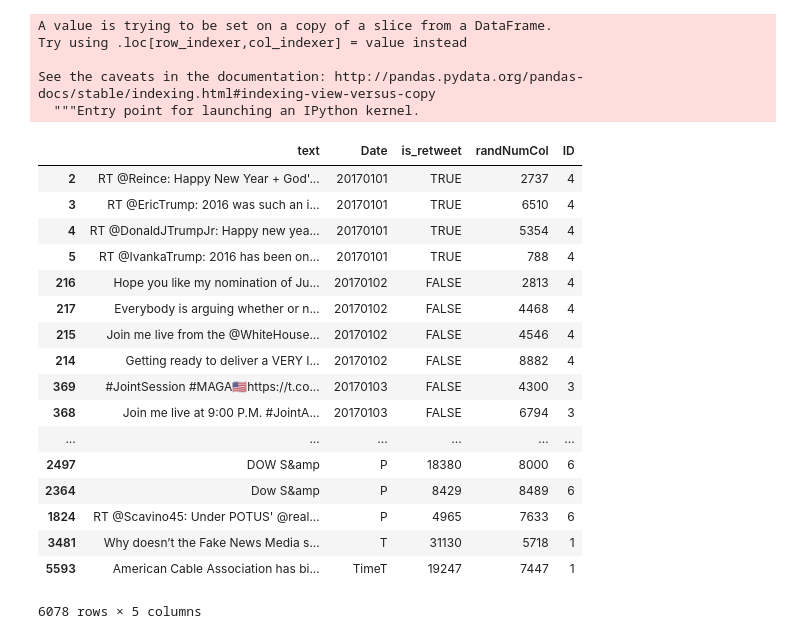
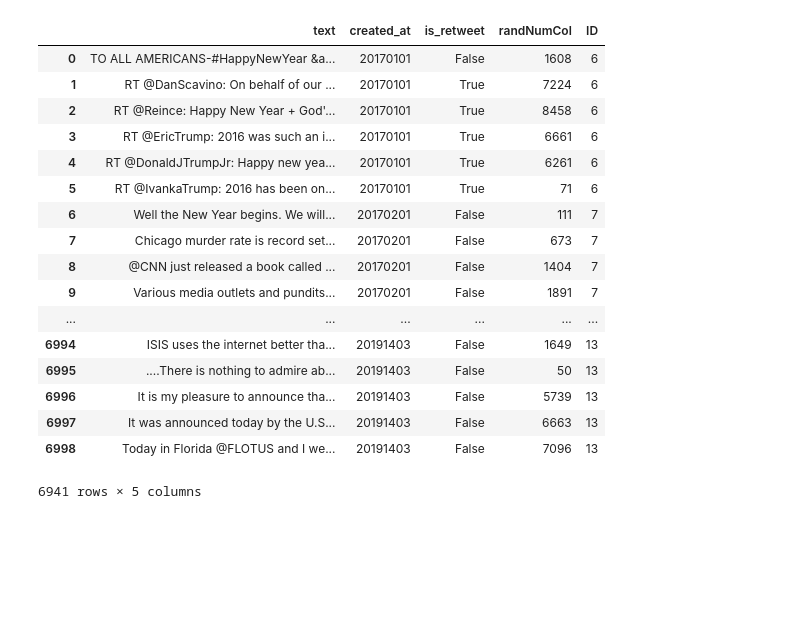
Before and after one commit to redelste/HST-325, a Jupyter notebook: HST35 - Final Project/Fixing Data.ipynb, the cells around one changed output. Drawn from its saved outputs; the diff is of its cells as text; code cells hidden in the pictures; blank space fills up the shorter version.

Commit message:
Cleaned up data, adjusting D3.js visualization

```diff
--- a/HST35 - Final Project/Fixing Data.ipynb
+++ b/HST35 - Final Project/Fixing Data.ipynb
@@ -10,21 +8,21 @@ df1 = df1.drop(['id_str'], axis=1)
 # %%
-df1 = df1[['text','Date','is_retweet']]
+df1 = df1[['text','created_at','is_retweet']]
 # %%
 df1 = df1.dropna(axis=0, how='any')
 # %%
 def fixDate(row):
     try:
-        rmTime = row['Date'].split(' ')[0]
+        rmTime = row['created_at'].split(' ')[0]
         rmDash = rmTime.split('-')
         rmDash.reverse()
         if ''.join(rmDash) == '':
-            row['Date']= None
+            row['created_at']= None
         else:
-            row['Date']= ''.join(rmDash)
+            row['created_at']= ''.join(rmDash)
         return row
 
     except:
-        row['Date'] = None
+        row['created_at'] = None
         return row
 #lambda row goes through every single row
 df1 = df1.apply(lambda row: fixDate(row), axis=1)
@@ -37,4 +32,4 @@ df1['randNumCol'] = np.random.randint(1, 9000, df1.shape[0])
 
 df1Real = df1.dropna(axis=0, how='any')
 # %%
-dateDups = df1Real.pivot_table(index=['Date'], aggfunc='size')
+dateDups = df1Real.pivot_table(index=['created_at'], aggfunc='size')
@@ -41,29 +57,24 @@ dateDups = df1Real.pivot_table(index=['Date'], aggfunc='size')
 # %%
-df1Real['ID'] = df1Real.apply( lambda row: dateDups.loc[row.loc['Date']], axis = 1)
+df1Real['ID'] = df1Real.apply( lambda row: dateDups.loc[row.loc['created_at']], axis = 1)
-# %% [output]
-A value is trying to be set on a copy of a slice from a DataFrame.
-Try using .loc[row_indexer,col_indexer] = value instead
-
-See the caveats in the documentation: http://pandas.pydata.org/pandas-docs/stable/indexing.html#indexing-view-versus-copy
-  """Entry point for launching an IPython kernel.
-# %%
- df1Real.sort_values(by=['Date'])
-# %% [output]
-|  | text | Date | is_retweet | randNumCol | ID |
-| 2 | RT @Reince: Happy New Year + God'... | 20170101 | TRUE | 2737 | 4 |
-| 3 | RT @EricTrump: 2016 was such an i... | 20170101 | TRUE | 6510 | 4 |
-| 4 | RT @DonaldJTrumpJr: Happy new yea... | 20170101 | TRUE | 5354 | 4 |
-| 5 | RT @IvankaTrump: 2016 has been on... | 20170101 | TRUE | 788 | 4 |
-| 216 | Hope you like my nomination of Ju... | 20170102 | FALSE | 2813 | 4 |
-| 217 | Everybody is arguing whether or n... | 20170102 | FALSE | 4468 | 4 |
-| 215 | Join me live from the @WhiteHouse... | 20170102 | FALSE | 4546 | 4 |
-| 214 | Getting ready to deliver a VERY I... | 20170102 | FALSE | 8882 | 4 |
-| 369 | #JointSession #MAGA🇺🇸https://t.co... | 20170103 | FALSE | 4300 | 3 |
-| 368 | Join me live at 9:00 P.M. #JointA... | 20170103 | FALSE | 6794 | 3 |
-| ... | ... | ... | ... | ... | ... |
-| 2497 | DOW S&amp | P | 18380 | 8000 | 6 |
-| 2364 | Dow S&amp | P | 8429 | 8489 | 6 |
-| 1824 | RT @Scavino45: Under POTUS' @real... | P | 4965 | 7633 | 6 |
-| 3481 | Why doesn’t the Fake News Media s... | T | 31130 | 5718 | 1 |
-| 5593 | American Cable Association has bi... | TimeT | 19247 | 7447 | 1 |
-6078 rows × 5 columns
+# %%
+# remove all non-integers in "created_at" column
+df1Real.apply(lambda row: row if row['created_at'].isdigit() else None, axis = 1 )
+# %% [output]
+|  | text | created_at | is_retweet | randNumCol | ID |
+| 0 | TO ALL AMERICANS-#HappyNewYear &a... | 20170101 | False | 1608 | 6 |
+| 1 | RT @DanScavino: On behalf of our ... | 20170101 | True | 7224 | 6 |
+| 2 | RT @Reince: Happy New Year + God'... | 20170101 | True | 8458 | 6 |
+| 3 | RT @EricTrump: 2016 was such an i... | 20170101 | True | 6661 | 6 |
+| 4 | RT @DonaldJTrumpJr: Happy new yea... | 20170101 | True | 6261 | 6 |
+| 5 | RT @IvankaTrump: 2016 has been on... | 20170101 | True | 71 | 6 |
+| 6 | Well the New Year begins. We will... | 20170201 | False | 111 | 7 |
+| 7 | Chicago murder rate is record set... | 20170201 | False | 673 | 7 |
+| 8 | @CNN just released a book called ... | 20170201 | False | 1404 | 7 |
+| 9 | Various media outlets and pundits... | 20170201 | False | 1891 | 7 |
+| ... | ... | ... | ... | ... | ... |
+| 6994 | ISIS uses the internet better tha... | 20191403 | False | 1649 | 13 |
+| 6995 | ....There is nothing to admire ab... | 20191403 | False | 50 | 13 |
+| 6996 | It is my pleasure to announce tha... | 20191403 | False | 5739 | 13 |
+| 6997 | It was announced today by the U.S... | 20191403 | False | 6663 | 13 |
+| 6998 | Today in Florida @FLOTUS and I we... | 20191403 | False | 7096 | 13 |
+6941 rows × 5 columns
```
Also changed, not shown: parts of 7 cells of this notebook, 3 other files.
